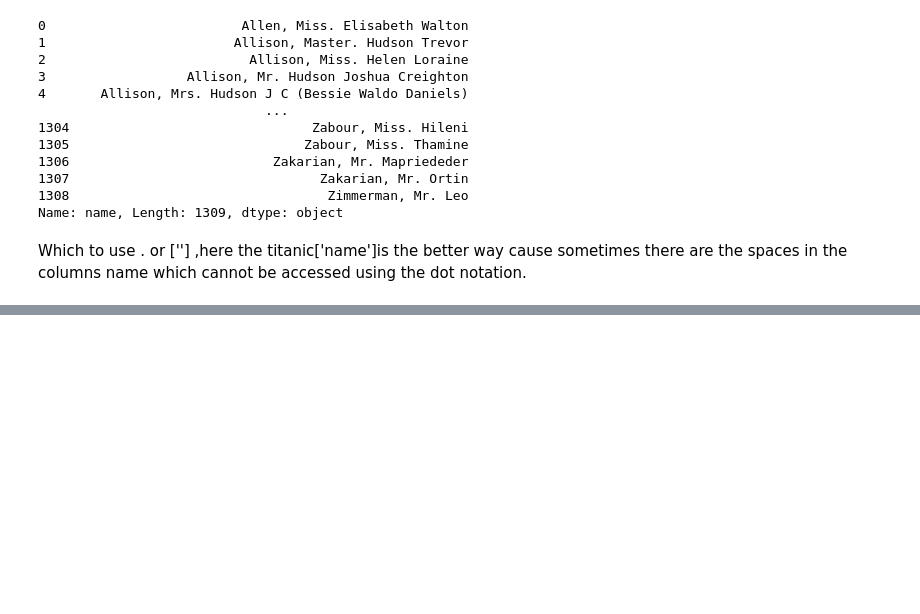
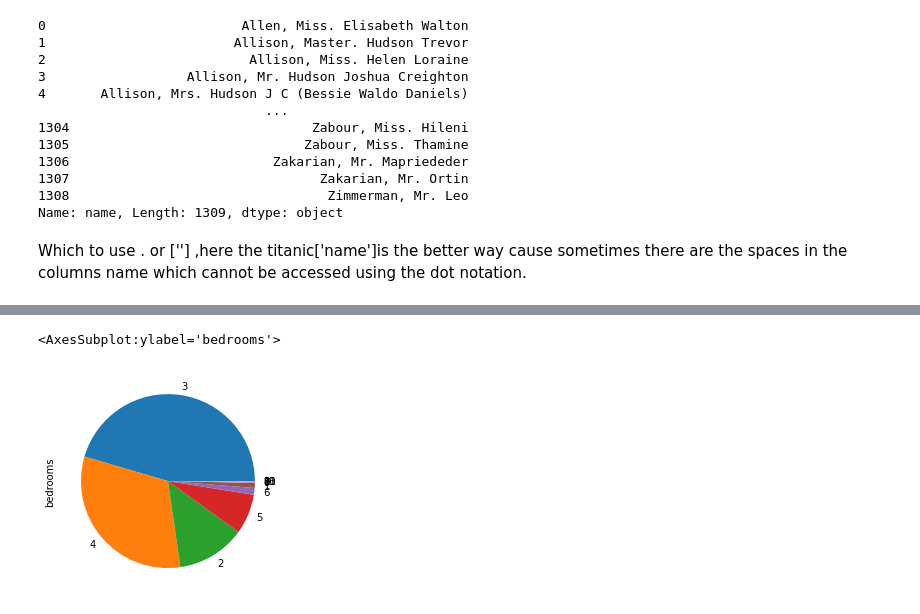
Before and after one commit to sapk-pa1/DAV, a Jupyter notebook: Series&Columns.ipynb, the cells around one changed output, grey strips where cells are left out. Cells and saved outputs as stored; diff of their text form; code cells hidden in the pictures; blank space fills up the shorter version.

```diff
--- a/Series&Columns.ipynb
+++ b/Series&Columns.ipynb
@@ -53,0 +353,5 @@ Which to use . or [''] ,here the titanic['name']is the better way cause sometime
+# %%
+houses.bedrooms.value_counts().plot(kind = 'pie')
+# %% [output]
+<AxesSubplot:ylabel='bedrooms'>
+[figure, added]
```
Also changed, not shown: parts of 36 cells of this notebook.
